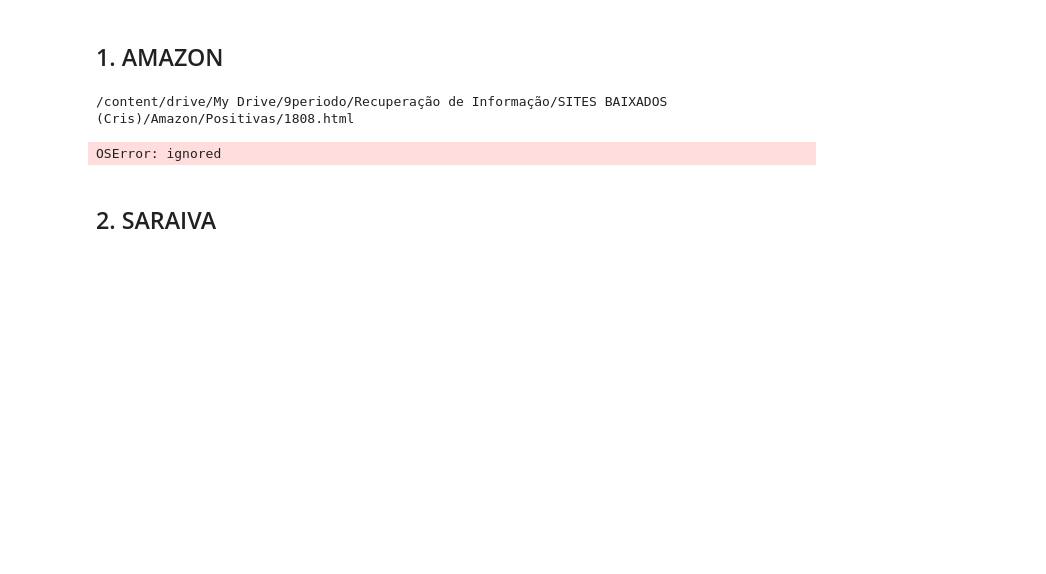
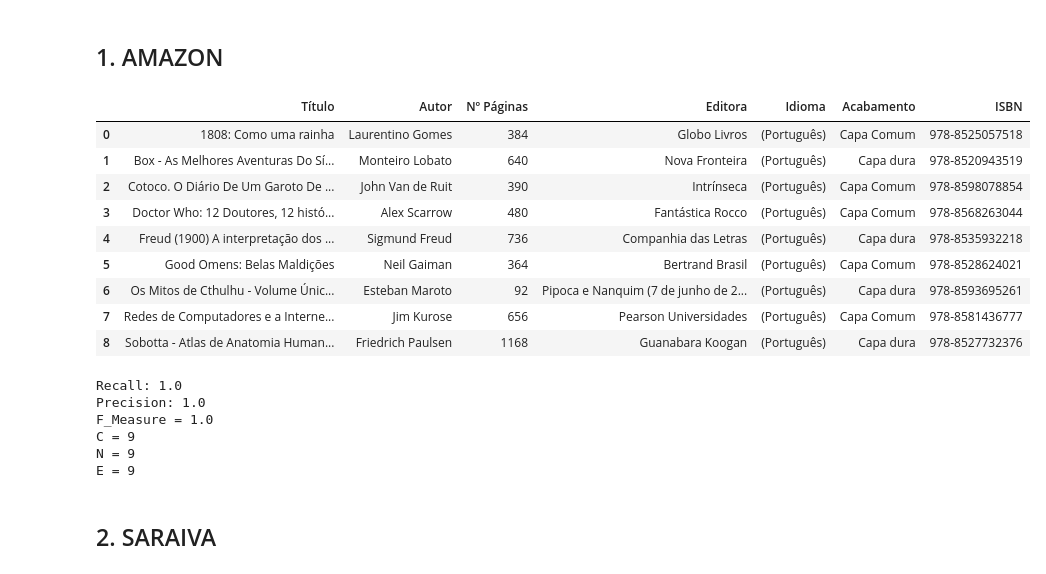
Before and after one commit to cmlins/recuperacaoDeInformacao, a Jupyter notebook: wrapper.ipynb, the cells around one changed output. Drawn from its saved outputs; the diff is of its cells as text; code cells hidden in the pictures; blank space fills up the shorter version.

```diff
--- a/wrapper.ipynb
+++ b/wrapper.ipynb
@@ -34,0 +105,10 @@ Drive already mounted at /content/drive; to attempt to forcibly remount, call dr
+# %%
+amazon_urls = [ r'/content/drive/My Drive/9periodo/Recuperação de Informação/SITES BAIXADOS (Cris)/Amazon/Positivas/1808.html',
+                r'/content/drive/My Drive/9periodo/Recuperação de Informação/SITES BAIXADOS (Cris)/Amazon/Positivas/Box - As Melhores Aventuras Do Sítio Do Picapau Amarelo Monteiro Lobato Amazon.com.br.html',
+                r'/content/drive/My Drive/9periodo/Recuperação de Informação/SITES BAIXADOS (Cris)/Amazon/Positivas/Cotoco. O Diário De Um Garoto De 13 Anos - Livros na Amazon Brasil- 9788598078854.html',
+                r'/content/drive/My Drive/9periodo/Recuperação de Informação/SITES BAIXADOS (Cris)/Amazon/Positivas/Doctor Who, Neil Gaiman e vários - Livros na Amazon.com.br.html',
+                r'/content/drive/My Drive/9periodo/Recuperação de Informação/SITES BAIXADOS (Cris)/Amazon/Positivas/Freud (1900) A interpretação dos sonhos Obras completas volume 4 - 9788535932218 - Livros na Amazon Brasil.html',
+                r'/content/drive/My Drive/9periodo/Recuperação de Informação/SITES BAIXADOS (Cris)/Amazon/Positivas/Good Omens Belas Maldições - Livros na Amazon Brasil- 9788528624021.html',
+                r'/content/drive/My Drive/9periodo/Recuperação de Informação/SITES BAIXADOS (Cris)/Amazon/Positivas/Os Mitos de Cthulhu - Volume Único (Exclusivo Amazon) Livros.html',
+                r'/content/drive/My Drive/9periodo/Recuperação de Informação/SITES BAIXADOS (Cris)/Amazon/Positivas/Redes de Computadores e a Internet Uma Abordagem Top-Down - 9788581436777 - Livros na Amazon Brasil.html',
+                r'/content/drive/My Drive/9periodo/Recuperação de Informação/SITES BAIXADOS (Cris)/Amazon/Positivas/Sobotta - Atlas de Anatomia Humana - 3 Volumes - 9788527732376 - Livros na Amazon Brasil.html']
@@ -35,20 +218,2 @@ Drive already mounted at /content/drive; to attempt to forcibly remount, call dr
 # %% [markdown]
 ## 1. AMAZON
-# %%
-def amazon_single(site):
-
-  soup = bs(open(site),"html.parser")
-
-  title = (soup.find('span', {'id':'productTitle'})).text
-
-  author = (soup.find('span', {'class':'author notFaded'})).find('a',{'class':'a-link-normal'}).text
-
-  book = soup.find('div', {'class':'content'}).find_all('li')[:5]
-
-  n_pages = book[0].contents[1].strip().split(' ')[0]
-
-  publishing = book[1].contents[1].strip().split(';')[0]
-
-  language = book[2].contents[1].strip()
-
-  create_df(title, author, n_pages, publishing, language, binding, isbn)
@@ -66,8 +219,0 @@ ama_down_list = [ r'/content/drive/My Drive/9periodo/Recuperação de Informac
-# %%
-for url in ama_down_list:
-  print(url)
-  amazon_single(url)
-  print('\n')
-# %% [output]
-/content/drive/My Drive/9periodo/Recuperação de Informação/SITES BAIXADOS (Cris)/Amazon/Positivas/1808.html
-OSError: ignored
@@ -74,2 +268,32 @@ OSError: ignored
+# %%
+frames = []
+
+for url in amazon_urls:
+  frame = amazon_single(url)
+  frames.append(frame)
+
+dfs = pd.concat(frames,ignore_index=True)
+# %%
+dfs
+# %% [output]
+|  | Título | Autor | Nº Páginas | Editora | Idioma | Acabamento | ISBN |
+| 0 | 1808: Como uma rainha | Laurentino Gomes | 384 | Globo Livros | (Português) | Capa Comum | 978-8525057518 |
+| 1 | Box - As Melhores Aventuras Do Sí... | Monteiro Lobato | 640 | Nova Fronteira | (Português) | Capa dura | 978-8520943519 |
+| 2 | Cotoco. O Diário De Um Garoto De ... | John Van de Ruit | 390 | Intrínseca | (Português) | Capa Comum | 978-8598078854 |
+| 3 | Doctor Who: 12 Doutores, 12 histó... | Alex Scarrow | 480 | Fantástica Rocco | (Português) | Capa Comum | 978-8568263044 |
+| 4 | Freud (1900) A interpretação dos ... | Sigmund Freud | 736 | Companhia das Letras | (Português) | Capa dura | 978-8535932218 |
+| 5 | Good Omens: Belas Maldições | Neil Gaiman | 364 | Bertrand Brasil | (Português) | Capa Comum | 978-8528624021 |
+| 6 | Os Mitos de Cthulhu - Volume Únic... | Esteban Maroto | 92 | Pipoca e Nanquim (7 de junho de 2... | (Português) | Capa dura | 978-8593695261 |
+| 7 | Redes de Computadores e a Interne... | Jim Kurose | 656 | Pearson Universidades | (Português) | Capa Comum | 978-8581436777 |
+| 8 | Sobotta - Atlas de Anatomia Human... | Friedrich Paulsen | 1168 | Guanabara Koogan | (Português) | Capa dura | 978-8527732376 |
+# %%
+analises(amazon_urls, dfs)
+# %% [output]
+Recall: 1.0
+Precision: 1.0
+F_Measure = 1.0
+C = 9
+N = 9
+E = 9
 # %% [markdown]
 ## 2. SARAIVA
```
Also changed, not shown: parts of 48 cells of this notebook.
